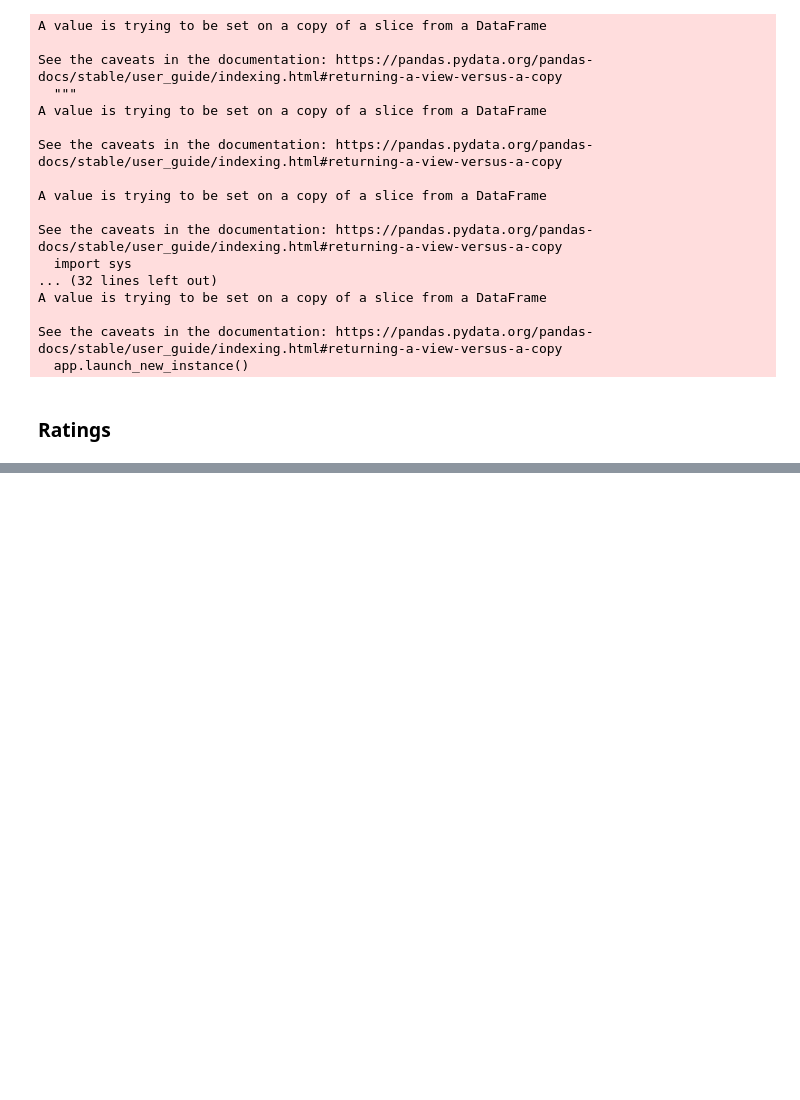
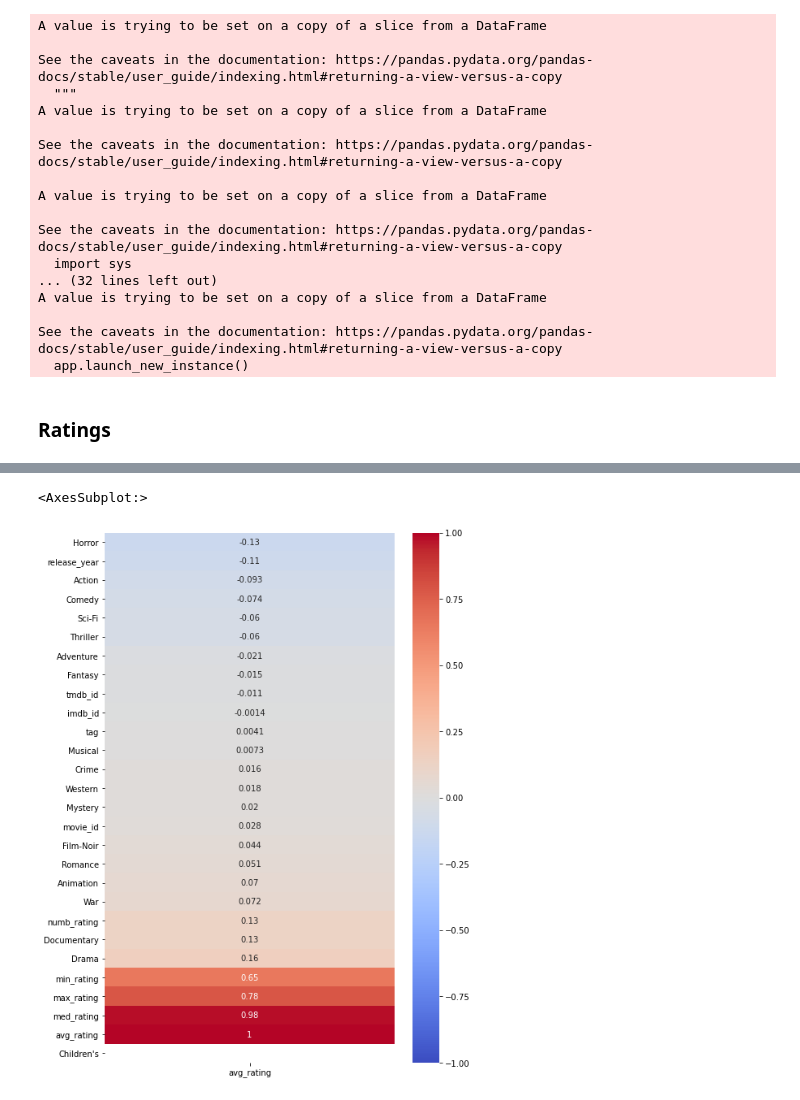
Before and after one commit to alexsimonsays/Movies-Galore, a Jupyter notebook: Movies-Galore.ipynb, the cells around one changed output, grey strips where cells are left out. Drawn from its saved outputs; the diff is of its cells as text; code cells hidden in the pictures; blank space fills up the shorter version.

Commit message:
added column to indicate whether tag exists for each movie. Also started some basic EDA

```diff
--- a/Movies-Galore.ipynb
+++ b/Movies-Galore.ipynb
@@ -235,0 +238,18 @@ df['numb_rating'] = numb_ratings
+# %%
+# lowercase, renaming, and dropping timestamp column
+
+tags.columns = tags.columns.str.lower()
+tags.rename(columns={'movieid':'movie_id', 'userid':'user_id'}, inplace=True)
+tags.drop(columns = ['timestamp'], inplace=True)
+# %%
+# adding a binary column to indicate whether the movie has tags
+
+tags_exist = []
+
+for i in df['movie_id']:
+    if i in tags['movie_id']:
+        tags_exist.append(1)
+    else:
+        tags_exist.append(0)
+
+df['tag'] = tags_exist
@@ -262,7 +268,10 @@ df[df['genres'].str.contains('Comedy')]['genres'].value_counts()
 # %%
 plt.figure(figsize = (8,12))
 sns.heatmap(df.corr()[['avg_rating']].sort_values('avg_rating'),
                                                    annot = True,
-                                                   seamap = 'coolwarm',
+                                                   cmap = 'coolwarm',
                                                    vmin = -1,
            vmax = 1)
+# %% [output]
+<AxesSubplot:>
+[figure, added]
```
Also changed, not shown: parts of 17 cells of this notebook.
